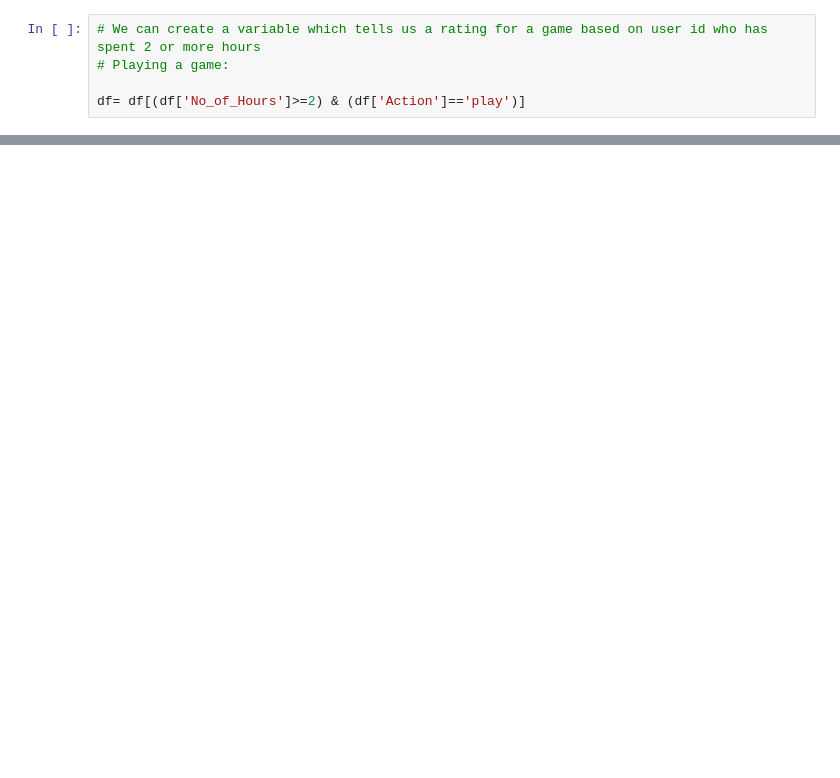
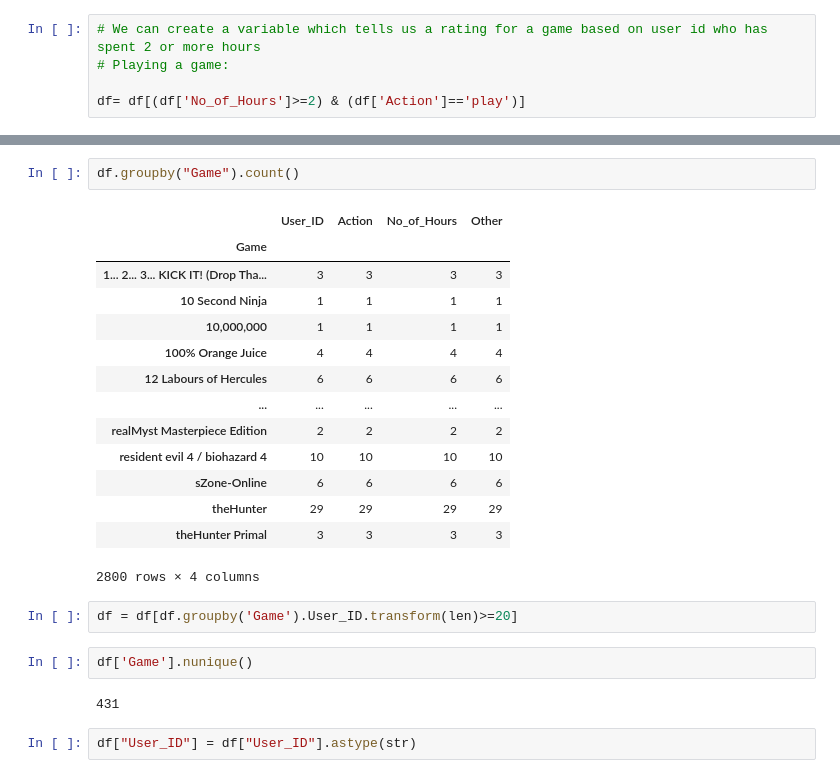
Before and after one commit to Shalmalee15/Sports-Prediction-Model, a Jupyter notebook: recomm_sys.ipynb, the cells around one changed output, grey strips where cells are left out. Drawn from its saved outputs; the diff is of its cells as text; blank space fills up the shorter version.

```diff
--- a/recomm_sys.ipynb
+++ b/recomm_sys.ipynb
@@ -74,0 +259,25 @@ print(df.nunique)
+# %%
+df.groupby("Game").count()
+# %% [output]
+|  | User_ID | Action | No_of_Hours | Other |
+| Game |  |  |  |  |
+| 1... 2... 3... KICK IT! (Drop Tha... | 3 | 3 | 3 | 3 |
+| 10 Second Ninja | 1 | 1 | 1 | 1 |
+| 10,000,000 | 1 | 1 | 1 | 1 |
+| 100% Orange Juice | 4 | 4 | 4 | 4 |
+| 12 Labours of Hercules | 6 | 6 | 6 | 6 |
+| ... | ... | ... | ... | ... |
+| realMyst Masterpiece Edition | 2 | 2 | 2 | 2 |
+| resident evil 4 / biohazard 4 | 10 | 10 | 10 | 10 |
+| sZone-Online | 6 | 6 | 6 | 6 |
+| theHunter | 29 | 29 | 29 | 29 |
+| theHunter Primal | 3 | 3 | 3 | 3 |
+2800 rows × 4 columns
+# %%
+df = df[df.groupby('Game').User_ID.transform(len)>=20]
+# %%
+df['Game'].nunique()
+# %% [output]
+431
+# %%
+df["User_ID"] = df["User_ID"].astype(str)
```
Also changed, not shown: parts of 31 cells of this notebook.
